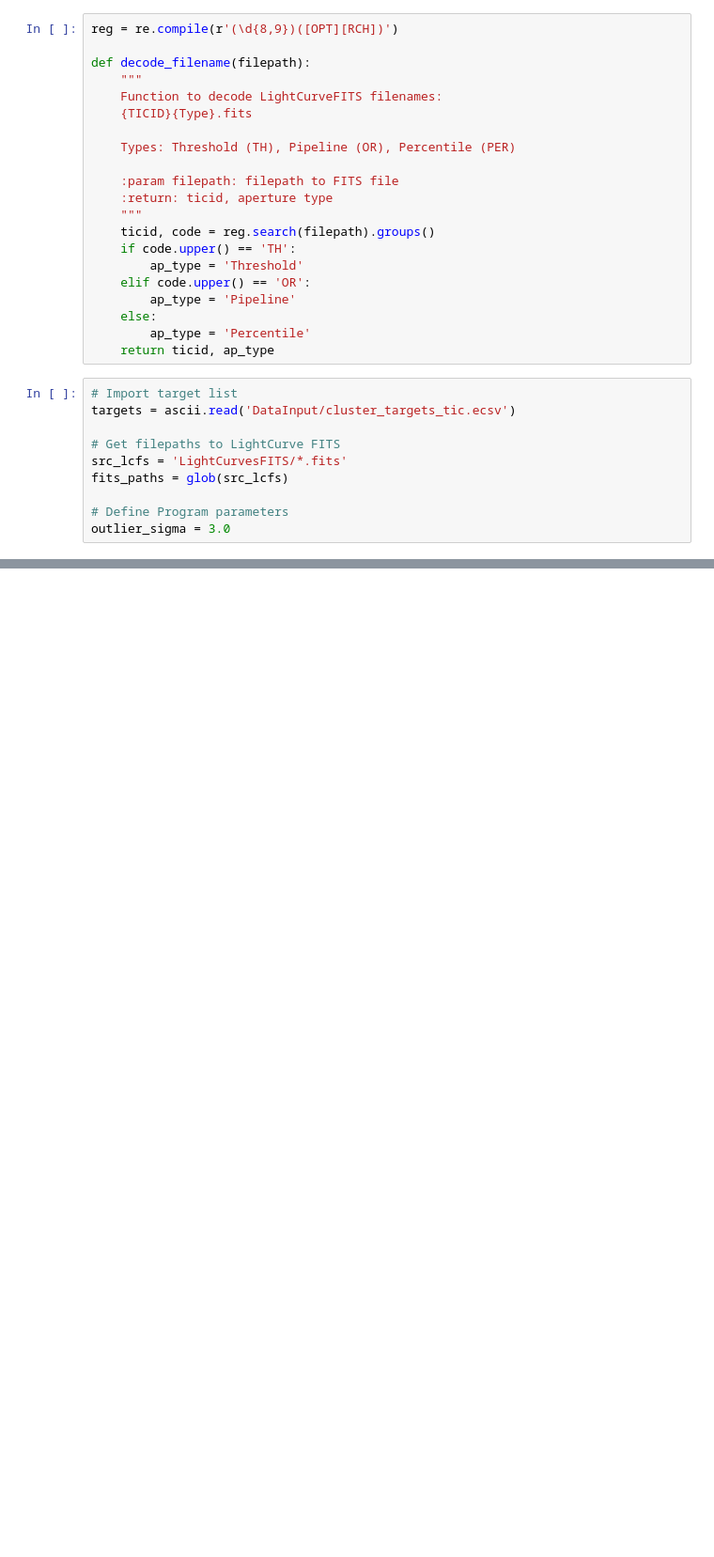
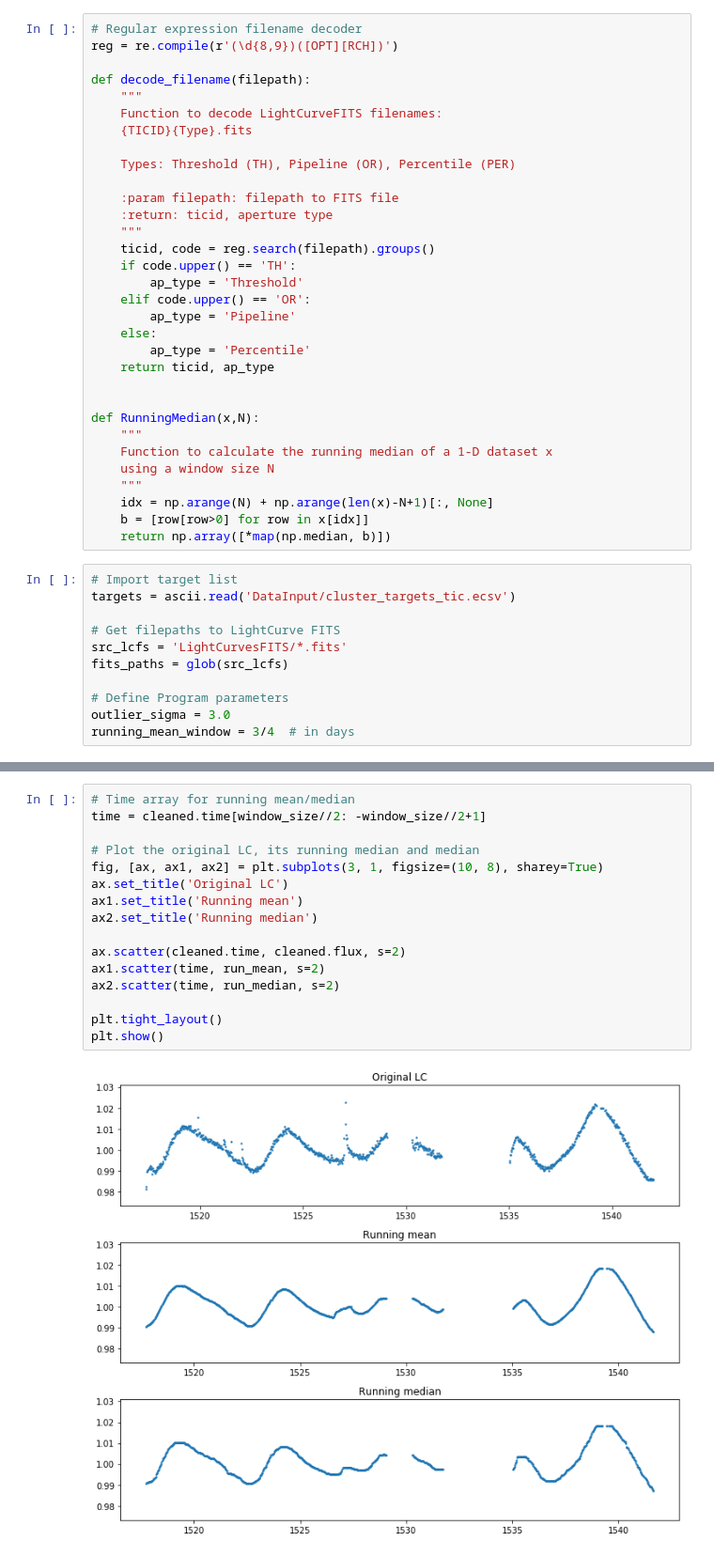
Before and after one commit to AstroJosePC/TESSDataExploration, a Jupyter notebook: LCFeatureExtraction.ipynb, the cells around one changed output, grey strips where cells are left out. Shown at 94% size. Saved outputs shown, nothing was run; the diff lists cells and outputs as text; blank space fills up the shorter version.

```diff
--- a/LCFeatureExtraction.ipynb
+++ b/LCFeatureExtraction.ipynb
@@ -9,4 +11,5 @@ from lightkurve.utils import running_mean
 # %%
+# Regular expression filename decoder
 reg = re.compile(r'(\d{8,9})([OPT][RCH])')
 
 def decode_filename(filepath):
@@ -27,6 +30,16 @@ def decode_filename(filepath):
     else:
         ap_type = 'Percentile'
     return ticid, ap_type
+
+
+def RunningMedian(x,N):
+    """
+    Function to calculate the running median of a 1-D dataset x
+    using a window size N
+    """
+    idx = np.arange(N) + np.arange(len(x)-N+1)[:, None]
+    b = [row[row>0] for row in x[idx]]
+    return np.array([*map(np.median, b)])
 # %%
 # Import target list
 targets = ascii.read('DataInput/cluster_targets_tic.ecsv')
@@ -37,3 +50,4 @@ fits_paths = glob(src_lcfs)
 
 # Define Program parameters
 outlier_sigma = 3.0
+running_mean_window = 3/4  # in days
@@ -64,0 +110,18 @@ plt.plot(mean)
+# %%
+# Time array for running mean/median
+time = cleaned.time[window_size//2: -window_size//2+1]
+
+# Plot the original LC, its running median and median
+fig, [ax, ax1, ax2] = plt.subplots(3, 1, figsize=(10, 8), sharey=True)
+ax.set_title('Original LC')
+ax1.set_title('Running mean')
+ax2.set_title('Running median')
+
+ax.scatter(cleaned.time, cleaned.flux, s=2)
+ax1.scatter(time, run_mean, s=2)
+ax2.scatter(time, run_median, s=2)
+
+plt.tight_layout()
+plt.show()
+# %% [output]
+[figure, added]
```
Also changed, not shown: parts of 8 cells of this notebook.
